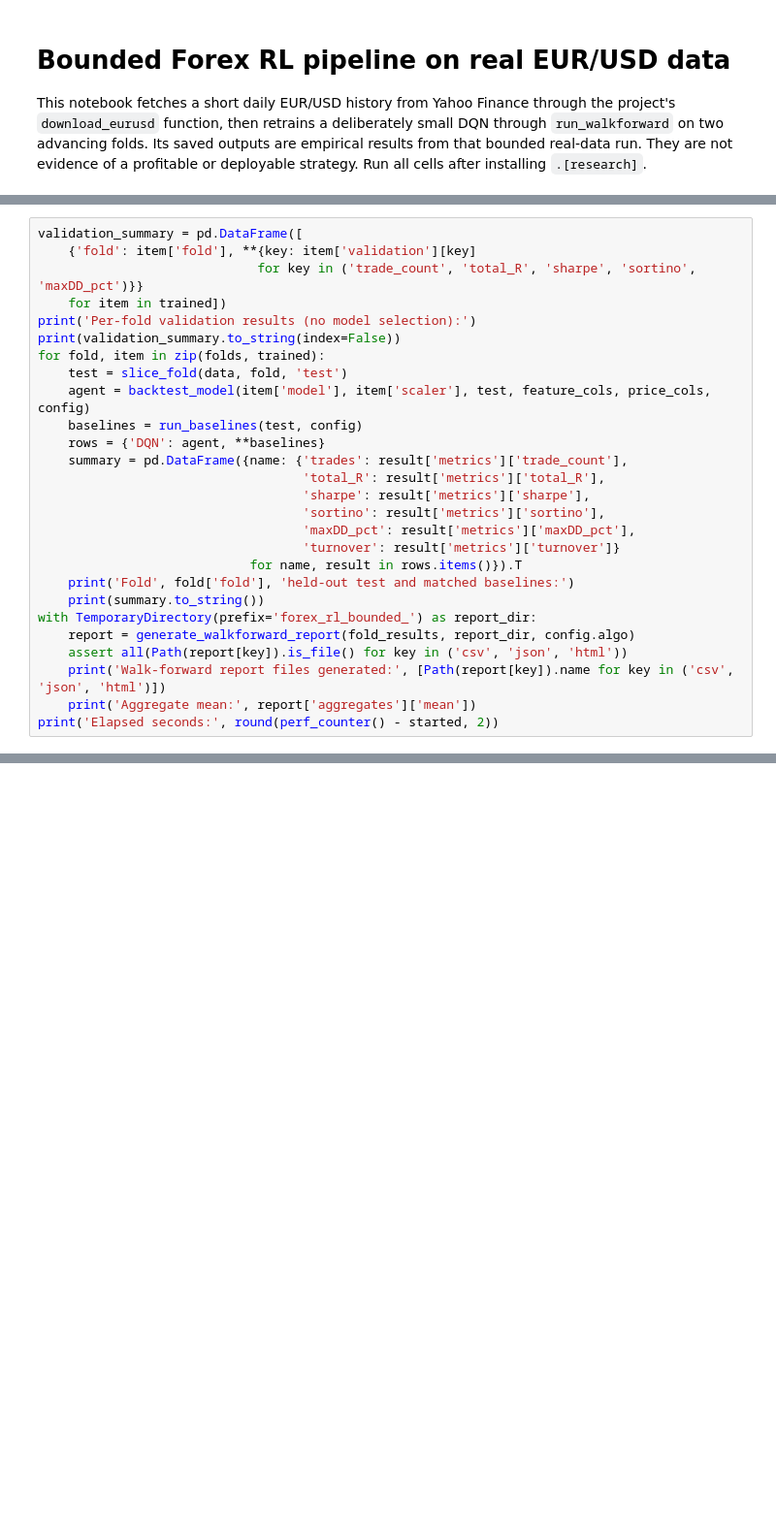
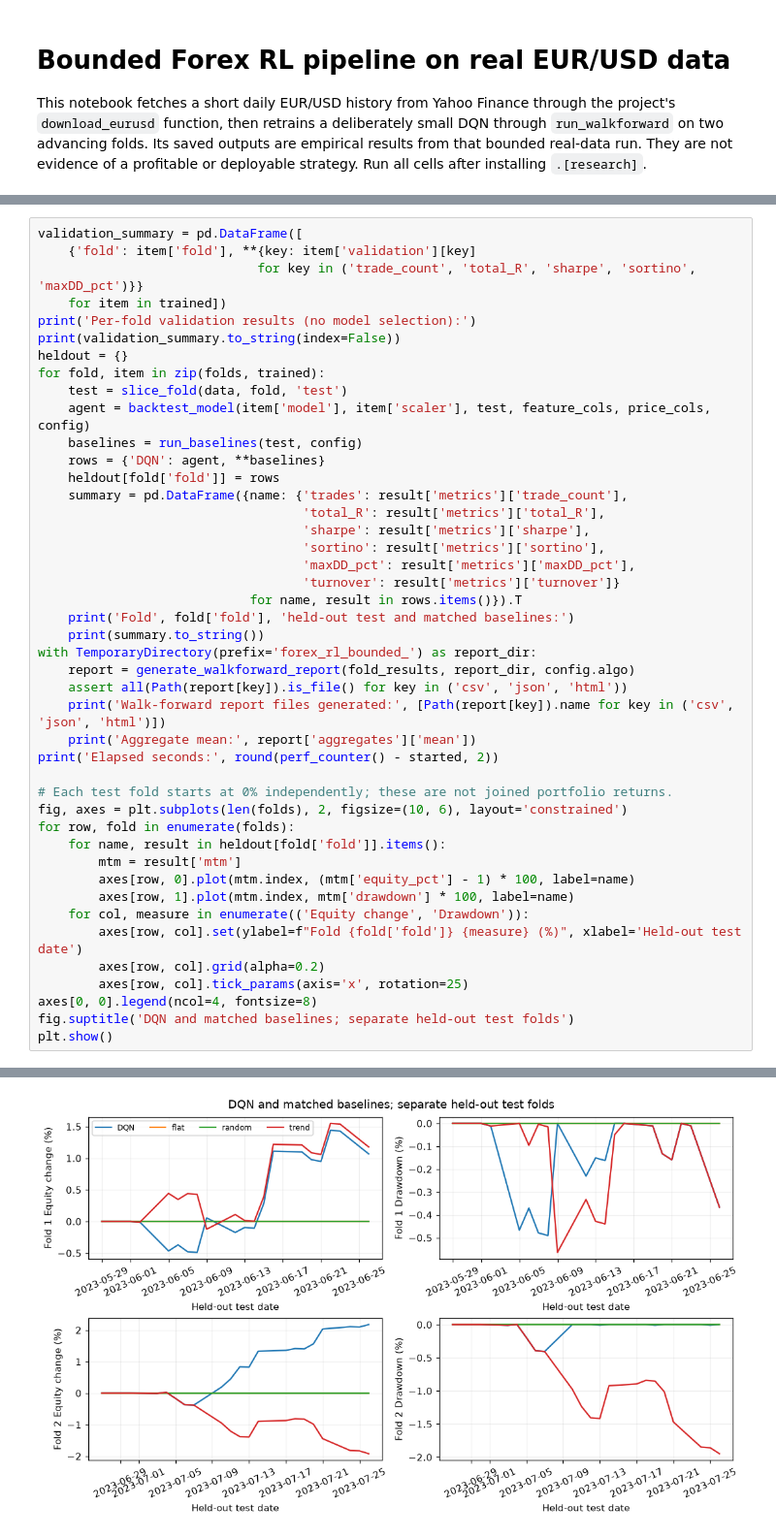
Before and after one commit to AmirJahani1380/Forex_RL_Simulator, a Jupyter notebook: Forex_RL_Agent_Final.ipynb, the cells around one changed output, grey strips where cells are left out. Shown at 97% size. Saved outputs shown, nothing was run; the diff lists cells and outputs as text; blank space fills up the shorter version.

```diff
--- a/Forex_RL_Agent_Final.ipynb
+++ b/Forex_RL_Agent_Final.ipynb
@@ -100,11 +147,13 @@ validation_summary = pd.DataFrame([
     for item in trained])
 print('Per-fold validation results (no model selection):')
 print(validation_summary.to_string(index=False))
+heldout = {}
 for fold, item in zip(folds, trained):
     test = slice_fold(data, fold, 'test')
     agent = backtest_model(item['model'], item['scaler'], test, feature_cols, price_cols, config)
     baselines = run_baselines(test, config)
     rows = {'DQN': agent, **baselines}
+    heldout[fold['fold']] = rows
     summary = pd.DataFrame({name: {'trades': result['metrics']['trade_count'],
                                    'total_R': result['metrics']['total_R'],
                                    'sharpe': result['metrics']['sharpe'],
@@ -120,6 +169,21 @@ with TemporaryDirectory(prefix='forex_rl_bounded_') as report_dir:
     print('Walk-forward report files generated:', [Path(report[key]).name for key in ('csv', 'json', 'html')])
     print('Aggregate mean:', report['aggregates']['mean'])
 print('Elapsed seconds:', round(perf_counter() - started, 2))
+
+# Each test fold starts at 0% independently; these are not joined portfolio returns.
+fig, axes = plt.subplots(len(folds), 2, figsize=(10, 6), layout='constrained')
+for row, fold in enumerate(folds):
+    for name, result in heldout[fold['fold']].items():
+        mtm = result['mtm']
+        axes[row, 0].plot(mtm.index, (mtm['equity_pct'] - 1) * 100, label=name)
+        axes[row, 1].plot(mtm.index, mtm['drawdown'] * 100, label=name)
+    for col, measure in enumerate(('Equity change', 'Drawdown')):
+        axes[row, col].set(ylabel=f"Fold {fold['fold']} {measure} (%)", xlabel='Held-out test date')
+        axes[row, col].grid(alpha=0.2)
+        axes[row, col].tick_params(axis='x', rotation=25)
+axes[0, 0].legend(ncol=4, fontsize=8)
+fig.suptitle('DQN and matched baselines; separate held-out test folds')
+plt.show()
 # %% [output]
 Per-fold validation results (no model selection):
  fold  trade_count   total_R    sharpe   sortino  maxDD_pct
@@ -143,3 +207,4 @@ Elapsed seconds: 4.23
+[figure, added]
 # %% [markdown]
 ## Interpretation
 
```
Also changed, not shown: parts of 5 cells of this notebook, 6 other files.
